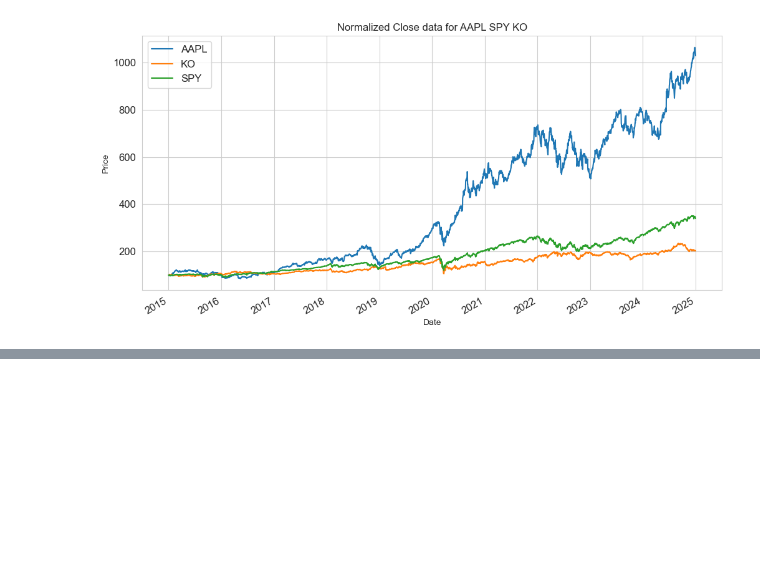
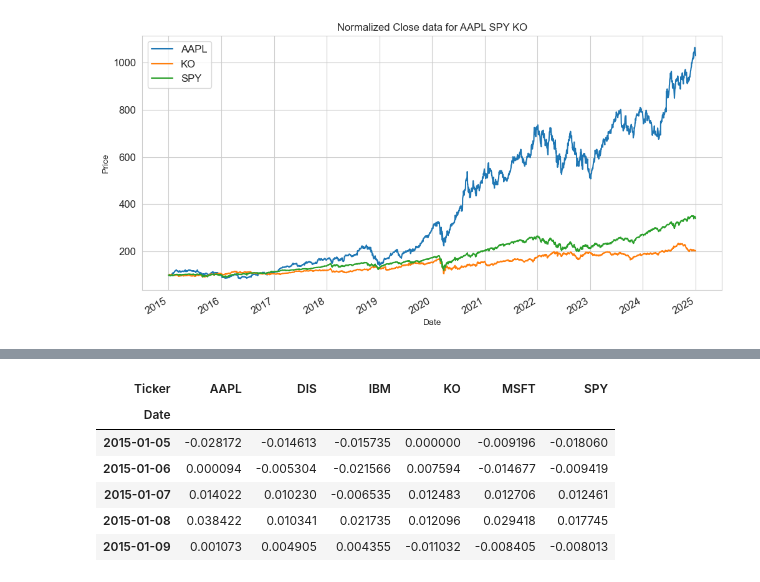
Before and after one commit to collochumba/machine_learning_manafrica, a Jupyter notebook: usd1.ipynb, the cells around one changed output, grey strips where cells are left out. Saved outputs shown, nothing was run; the diff lists cells and outputs as text; code cells hidden in the pictures; blank space fills up the shorter version.

```diff
--- a/usd1.ipynb
+++ b/usd1.ipynb
@@ -590,0 +615,11 @@ dtype: float64
+# %%
+ret = close.pct_change().dropna()
+ret.head()
+# %% [output]
+| Ticker | AAPL | DIS | IBM | KO | MSFT | SPY |
+| Date |  |  |  |  |  |  |
+| 2015-01-05 | -0.028172 | -0.014613 | -0.015735 | 0.000000 | -0.009196 | -0.018060 |
+| 2015-01-06 | 0.000094 | -0.005304 | -0.021566 | 0.007594 | -0.014677 | -0.009419 |
+| 2015-01-07 | 0.014022 | 0.010230 | -0.006535 | 0.012483 | 0.012706 | 0.012461 |
+| 2015-01-08 | 0.038422 | 0.010341 | 0.021735 | 0.012096 | 0.029418 | 0.017745 |
+| 2015-01-09 | 0.001073 | 0.004905 | 0.004355 | -0.011032 | -0.008405 | -0.008013 |
```
Also changed, not shown: parts of 42 cells of this notebook, 5 other files.
